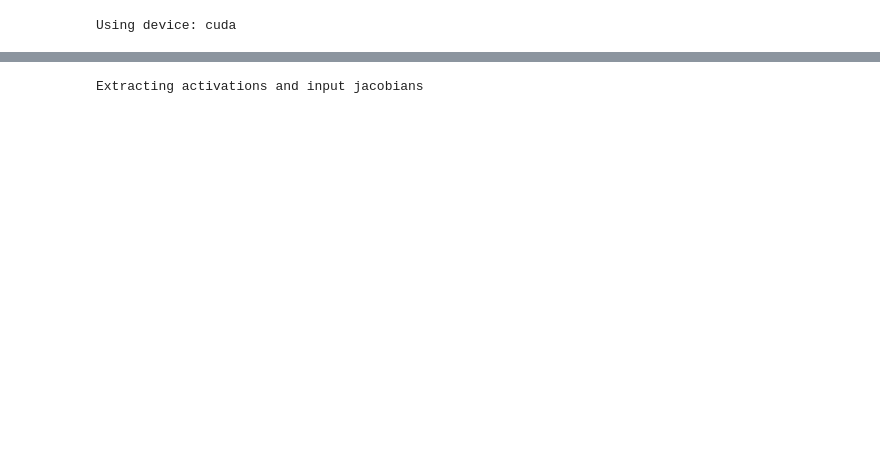
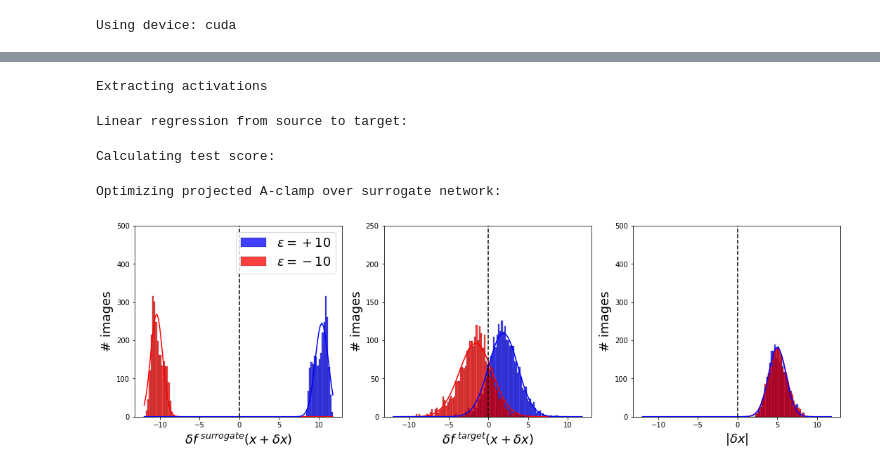
Before and after one commit to chongguo/SimNeuroController, a Jupyter notebook: Note111420.ipynb, the cells around one changed output, grey strips where cells are left out. Saved outputs shown, nothing was run; the diff lists cells and outputs as text; code cells hidden in the pictures; blank space fills up the shorter version.

```diff
--- a/Note111420.ipynb
+++ b/Note111420.ipynb
@@ -38,7 +40,7 @@ hvmdataset = HVMDataset(device,nimg)
 # %%
 # create a control experiment (squeezenet1_1-->squeezenet1_0)
-snet2snet = CNNCrossFit(squeezenet_target,squeezenet_source,cnn_layer,target_units,source_units,device)
+snet2snet = CNNCrossFit(squeezenet_target,squeezenet_source,cnn_layer,cnn_layer,target_units,source_units,device)
 # extract layer activation across two models
-snet2snet.design(hvmdataset, batch_size = batch_max, record_gradient = True)
+snet2snet.design(hvmdataset, batch_size = 10)
 # %% [output]
-Extracting activations and input jacobians
+Extracting activations
@@ -47,7 +47,7 @@ snet2snet200.X
 # %%
+# train test split
+snet2snet.train_test_split(n_train,n_test)
 # linear prediction of target unit, record performance
-snet2snet.fit(8,2)
-# score the test set
-snet2snet.score()
-# control units
-snet2snet.control()
+snet2snet.fit()
+# %% [output]
+Linear regression from source to target:
@@ -78,0 +54,13 @@ plt.show()
+# %%
+# make a surrogate
+snet2snet.get_surrogate()
+# score the surrogate over test set
+snet2snet.score(metric = 'EV')
+# %% [output]
+Calculating test score:
+# %%
+# projected A-clamp
+eps = 10
+snet2snet.vector_control(epsilon = eps, n_sets = 100, set_size = 50, lr = .001, wd = 1e-4, n_iter = 20)
+# %% [output]
+Optimizing projected A-clamp over surrogate network:
@@ -78,0 +74,51 @@ plt.show()
+# %%
+import seaborn as sns
+
+gaussfit = lambda x,mu,sig: 1./(np.sqrt(2.*np.pi)*sig)*np.exp(-np.power((x - mu)/sig, 2.)/2)
+xdelta = .2
+xbin = np.arange(-eps-2,eps+2,xdelta)
+
+samp_unit = [0]
+# show example of single neuron activity clamp
+plt.figure(figsize=(18,5))
+pidx = snet2snet.sur_eps.cpu().numpy()[:,samp_unit[0]]>0
+nidx = snet2snet.sur_eps.cpu().numpy()[:,samp_unit[0]]<0
+p_sur_obs = snet2snet.sur_obs.cpu().numpy()[pidx,samp_unit[0]]
+n_sur_obs = snet2snet.sur_obs.cpu().numpy()[nidx,samp_unit[0]]
+ax1 = plt.subplot(1,3,1)
+sns.histplot(p_sur_obs,bins = xbin,color='b',label=r'$\epsilon = +10$')
+sns.histplot(n_sur_obs,bins = xbin,color='r',label=r'$\epsilon = -10$')
+plt.plot(xbin, gaussfit(xbin,np.median(n_sur_obs),np.std(n_sur_obs))*len(p_sur_obs)*.2,'r-')
+plt.plot(xbin, gaussfit(xbin,np.median(p_sur_obs),np.std(p_sur_obs))*len(p_sur_obs)*.2,'b-')
+plt.plot([0,0],[0,1000],'k--')
+plt.ylim((0,n_data/10))
+plt.xlabel(r'$\delta f^{\ surrogate}(x+\delta x)$',fontsize = 18)
+plt.ylabel(r'# images',fontsize = 18)
+plt.legend(fontsize = 18)
+
+p_tar_obs = snet2snet.tar_obs.cpu().numpy()[pidx,samp_unit[0]]
+n_tar_obs = snet2snet.tar_obs.cpu().numpy()[nidx,samp_unit[0]]
+ax2 = plt.subplot(1,3,2)
+sns.histplot(p_tar_obs,bins = xbin,color='b',label=r'$\epsilon = +10$')
+sns.histplot(n_tar_obs,bins = xbin,color='r',label=r'$\epsilon = -10$')
+plt.plot(xbin, gaussfit(xbin,np.median(n_tar_obs),np.std(n_tar_obs))*len(p_tar_obs)*.2,'r-')
+plt.plot(xbin, gaussfit(xbin,np.median(p_tar_obs),np.std(p_tar_obs))*len(p_tar_obs)*.2,'b-')
+plt.plot([0,0],[0,1000],'k--')
+plt.ylim((0,n_data/20))
+plt.xlabel(r'$\delta f^{\ target}(x+\delta x)$',fontsize = 18)
+plt.ylabel(r'# images',fontsize = 18)
+
+p_dx = snet2snet.dx[pidx,samp_unit[0]]
+n_dx = snet2snet.dx[nidx,samp_unit[0]]
+ax1 = plt.subplot(1,3,3)
+sns.histplot(p_dx,bins = xbin,color='b',label=r'$\epsilon = +10$')
+sns.histplot(n_dx,bins = xbin,color='r',label=r'$\epsilon = -10$')
+plt.plot(xbin, gaussfit(xbin,np.median(n_dx),np.std(n_dx))*len(p_sur_obs)*.2,'r-')
+plt.plot(xbin, gaussfit(xbin,np.median(p_dx),np.std(p_dx))*len(p_sur_obs)*.2,'b-')
+plt.plot([0,0],[0,1000],'k--')
+plt.ylim((0,n_data/10))
+plt.xlabel(r'$|\delta x|$',fontsize = 18)
+plt.ylabel(r'# images',fontsize = 18)
+plt.show()
+# %% [output]
+[figure, added]
```
Also changed, not shown: parts of 31 cells of this notebook, 22 other files.
